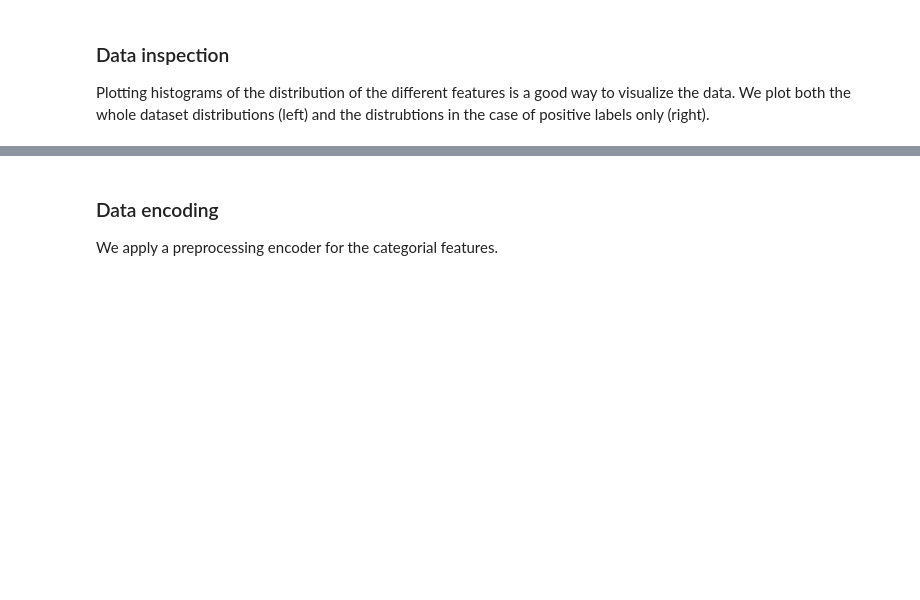
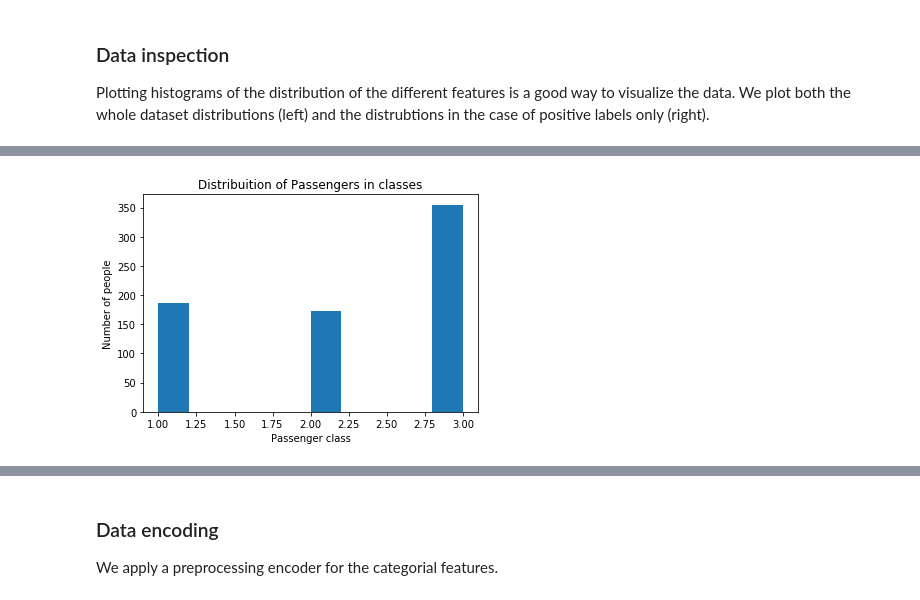
Before and after one commit to BreakingCodeUser/ml-i6-breakingcode, a Jupyter notebook: titanic.ipynb, the cells around one changed output, grey strips where cells are left out. Saved outputs shown, nothing was run; the diff lists cells and outputs as text; code cells hidden in the pictures; blank space fills up the shorter version.

```diff
--- a/titanic.ipynb
+++ b/titanic.ipynb
@@ -69,0 +81,10 @@ plt.subplots_adjust(hspace=0.7, wspace=0.2)
+# %%
+data = clean_training_data['Pclass']
+
+data.plot(kind='hist')
+plt.ylabel('Number of people')
+plt.xlabel('Passenger class')
+plt.title('Distribuition of Passengers in classes')
+plt.show()
+# %% [output]
+[figure, added]
```
Also changed, not shown: parts of 5 cells of this notebook.
